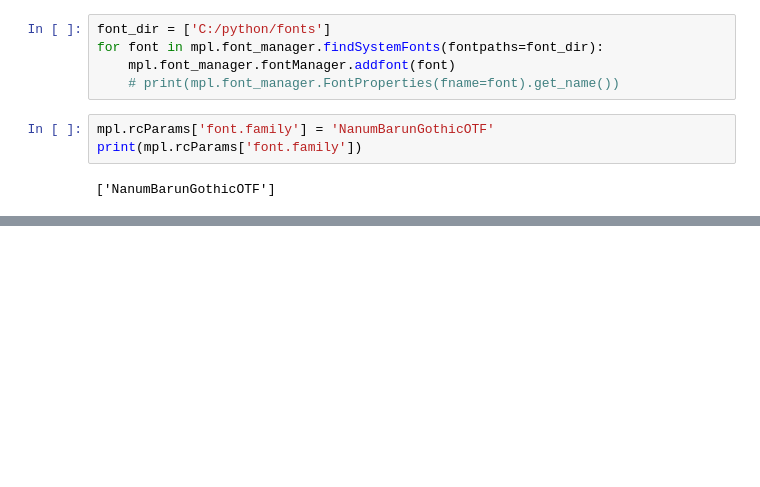
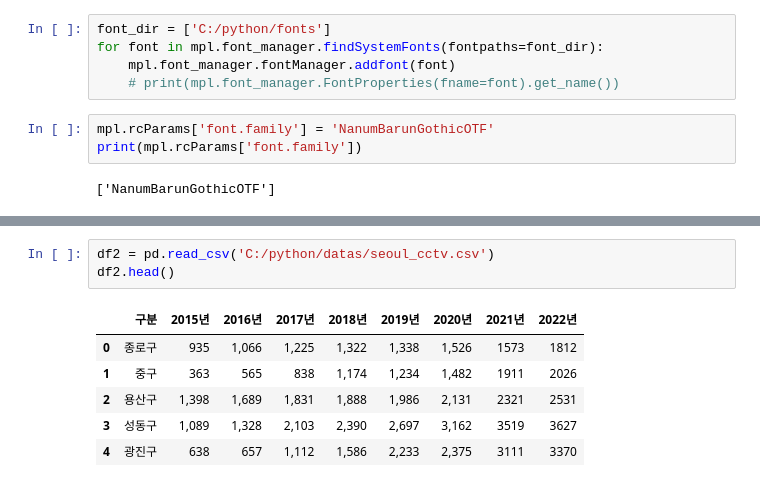
Before and after one commit to seohyun1119/pythonbasic, a Jupyter notebook: mini_project(1)/mini_project(3).ipynb, the cells around one changed output, grey strips where cells are left out. Drawn from its saved outputs; the diff is of its cells as text; blank space fills up the shorter version.

```diff
--- a/mini_project(1)/mini_project(3).ipynb
+++ b/mini_project(1)/mini_project(3).ipynb
@@ -130,0 +161,10 @@ plt.show()
+# %%
+df2 = pd.read_csv('C:/python/datas/seoul_cctv.csv')
+df2.head()
+# %% [output]
+|  | 구분 | 2015년 | 2016년 | 2017년 | 2018년 | 2019년 | 2020년 | 2021년 | 2022년 |
+| 0 | 종로구 | 935 | 1,066 | 1,225 | 1,322 | 1,338 | 1,526 | 1573 | 1812 |
+| 1 | 중구 | 363 | 565 | 838 | 1,174 | 1,234 | 1,482 | 1911 | 2026 |
+| 2 | 용산구 | 1,398 | 1,689 | 1,831 | 1,888 | 1,986 | 2,131 | 2321 | 2531 |
+| 3 | 성동구 | 1,089 | 1,328 | 2,103 | 2,390 | 2,697 | 3,162 | 3519 | 3627 |
+| 4 | 광진구 | 638 | 657 | 1,112 | 1,586 | 2,233 | 2,375 | 3111 | 3370 |
```
Also changed, not shown: parts of 7 cells of this notebook, 4 other files.
